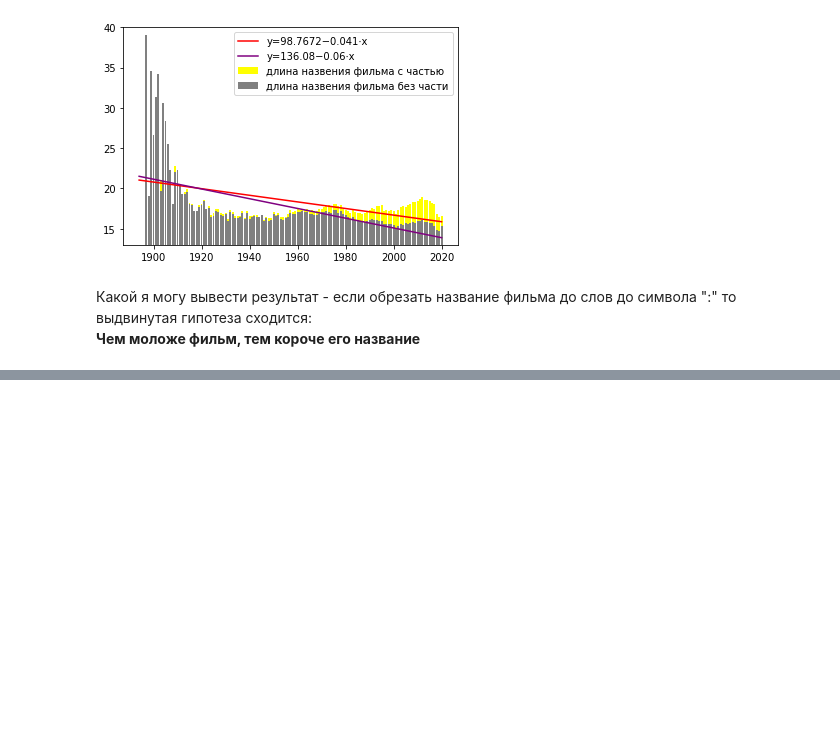
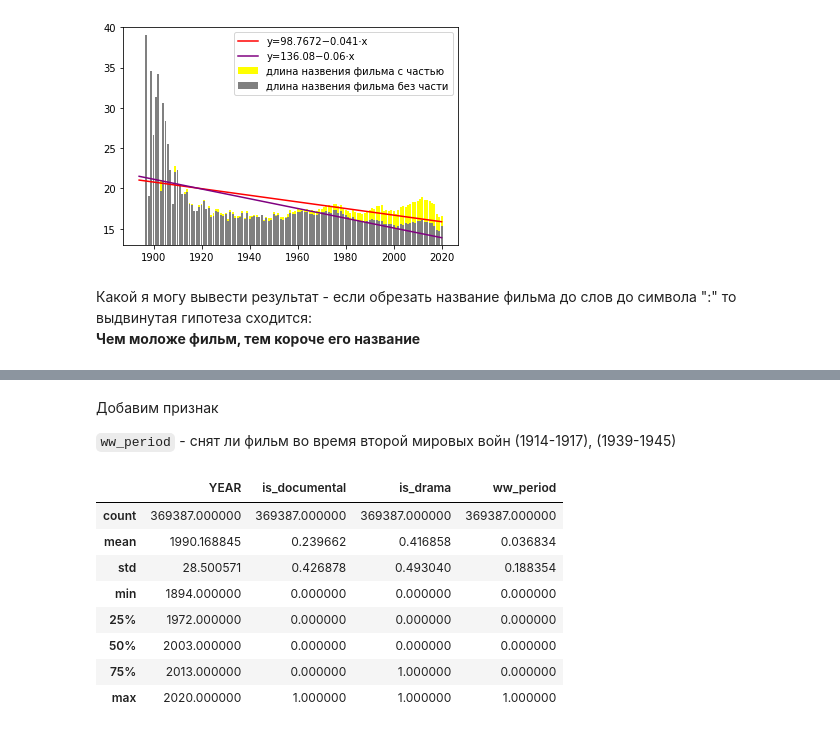
Before and after one commit to DmitryVGusev/GB-Teorver, a Jupyter notebook: Teorver_Coursework.ipynb, the cells around one changed output, grey strips where cells are left out. Cells and saved outputs as stored; diff of their text form; code cells hidden in the pictures; blank space fills up the shorter version.

```diff
--- a/Teorver_Coursework.ipynb
+++ b/Teorver_Coursework.ipynb
@@ -259,0 +252,4 @@ genres
+# %% [markdown]
+Добавим признак
+
+`ww_period` - снят ли фильм во время второй мировых войн (1914-1917), (1939-1945)
@@ -259,0 +262,12 @@ genres
+# %%
+df.describe()
+# %% [output]
+|  | YEAR | is_documental | is_drama | ww_period |
+| count | 369387.000000 | 369387.000000 | 369387.000000 | 369387.000000 |
+| mean | 1990.168845 | 0.239662 | 0.416858 | 0.036834 |
+| std | 28.500571 | 0.426878 | 0.493040 | 0.188354 |
+| min | 1894.000000 | 0.000000 | 0.000000 | 0.000000 |
+| 25% | 1972.000000 | 0.000000 | 0.000000 | 0.000000 |
+| 50% | 2003.000000 | 0.000000 | 0.000000 | 0.000000 |
+| 75% | 2013.000000 | 0.000000 | 1.000000 | 0.000000 |
+| max | 2020.000000 | 1.000000 | 1.000000 | 1.000000 |
```
Also changed, not shown: parts of 23 cells of this notebook.
